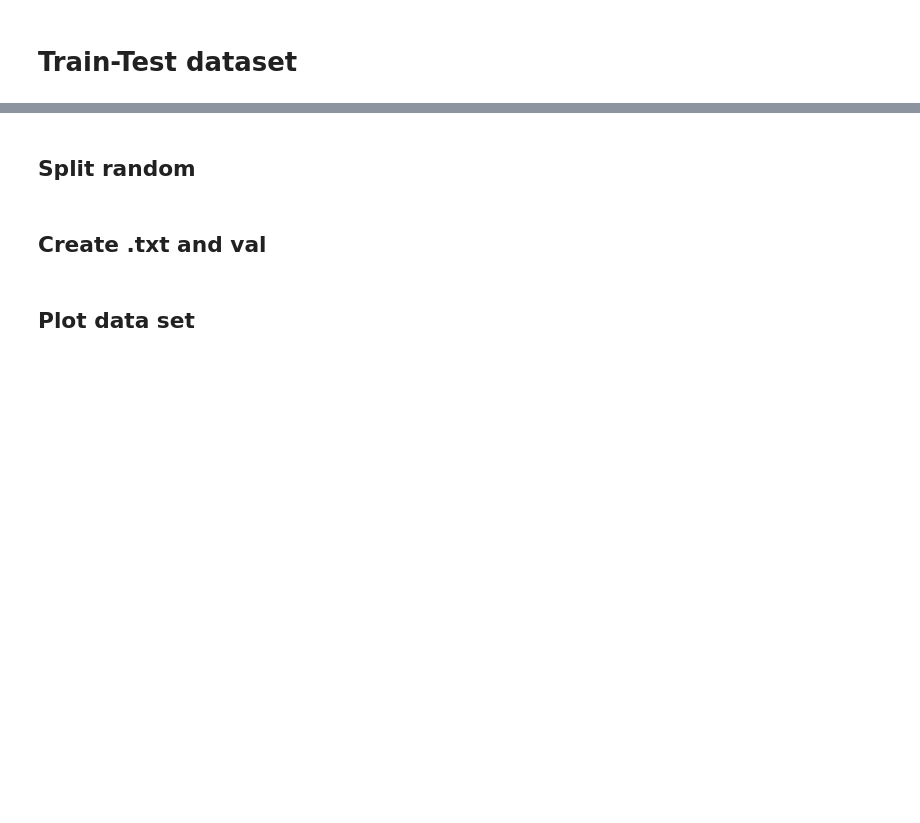
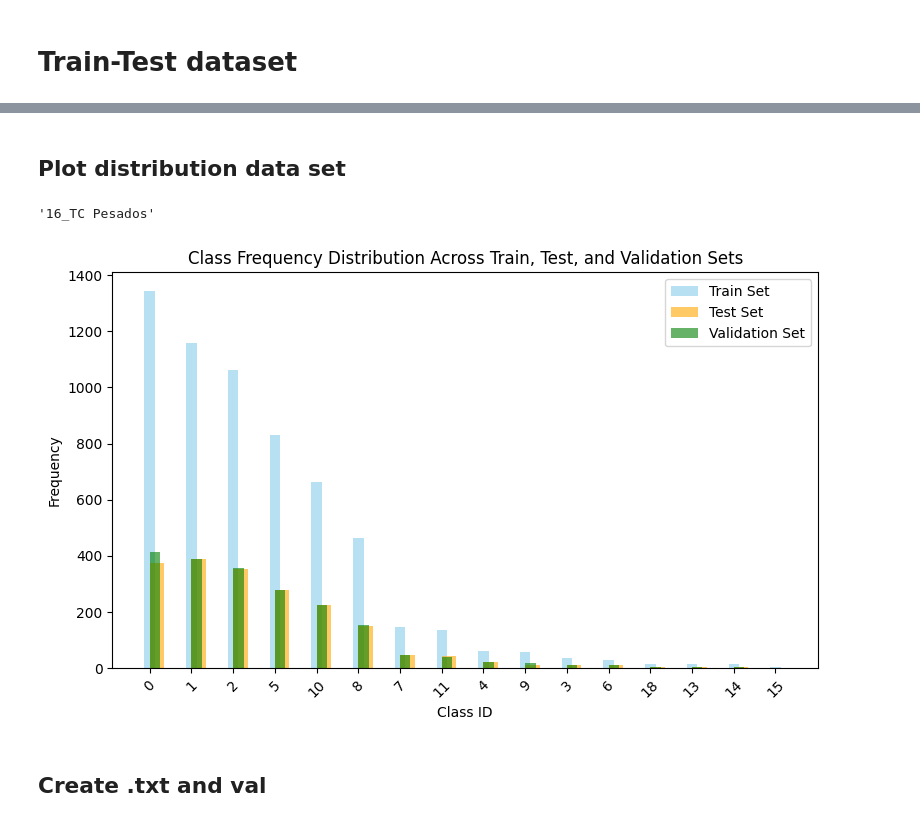
Before and after one commit to angelTCC/VehicleTracking, a Jupyter notebook: notebooks/eda.ipynb, the cells around one changed output, grey strips where cells are left out. Drawn from its saved outputs; the diff is of its cells as text; code cells hidden in the pictures; blank space fills up the shorter version.

```diff
--- a/notebooks/eda.ipynb
+++ b/notebooks/eda.ipynb
@@ -310,2 +362,2 @@ train_set = ['../data/dataset/images/'+i for i in train_set]
-# %% [markdown]
-## Split random
+# %% [markdown]
+## Plot distribution data set
@@ -312,2 +384,55 @@ train_set = ['../data/dataset/images/'+i for i in train_set]
+# %%
+categories[1]['name']
+train_class_ids
+# %% [output]
+'16_TC Pesados'
+# %%
+import matplotlib.pyplot as plt
+from collections import Counter
+
+
+# Function to count classes in a dataset and return a sorted list of class counts
+def get_class_counts(dataset):
+    all_classes = [cls for classes in dataset.values() for cls in classes]  # Flatten the list
+    class_counts = Counter(all_classes)  # Count frequency of each class
+    return class_counts.most_common()  # Sort by frequency in descending order
+
+# Get sorted class counts for each dataset
+train_class_counts = get_class_counts(train_set)
+test_class_counts = get_class_counts(test_set)
+val_class_counts = get_class_counts(val_set)
+
+# Unzip the sorted counts into class ids and frequencies
+train_class_ids, train_counts = zip(*train_class_counts)
+test_class_ids, test_counts = zip(*test_class_counts)
+val_class_ids, val_counts = zip(*val_class_counts)
+
+
+# Create a single figure and axis
+plt.figure(figsize=(8, 5))
+
+# Plot each dataset with a different color
+plt.bar(train_class_ids, train_counts, color='skyblue', label='Train Set', alpha=0.6, width=0.25, align='center')
+plt.bar(test_class_ids, test_counts, color='orange', label='Test Set', alpha=0.6, width=0.35, align='edge')
+plt.bar(val_class_ids, val_counts, color='green', label='Validation Set', alpha=0.6, width=0.25, align='edge')
+
+# Add labels and title
+plt.xlabel('Class ID')
+plt.ylabel('Frequency')
+plt.title('Class Frequency Distribution Across Train, Test, and Validation Sets')
+
+# Add a legend to differentiate the sets
+plt.legend()
+
+# Optional: Rotate the x-axis labels for better readability
+plt.xticks(rotation=45)
+
+# Adjust layout for better fit
+plt.tight_layout()
+
+# Display the plot
+plt.show()
+# %% [output]
+[figure, added]
 # %% [markdown]
 ## Create .txt and val
@@ -337,5 +469,3 @@ with open('../data/dataset/train.txt', 'w') as file :
 with open('../data/dataset/val.txt', 'w') as file :
     for item in val_set:
         file.write(f'{item}\n')
-# %% [markdown]
-## Plot data set
```
Also changed, not shown: parts of 14 cells of this notebook, 2 other files.
